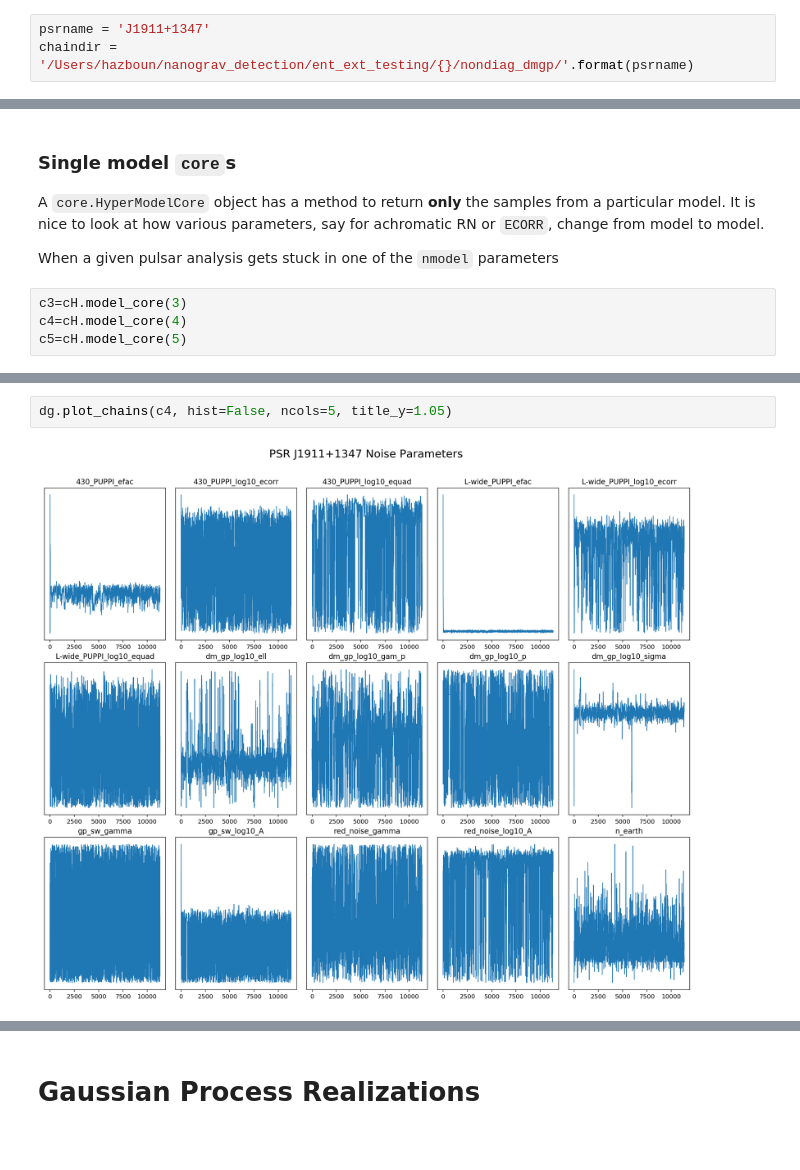
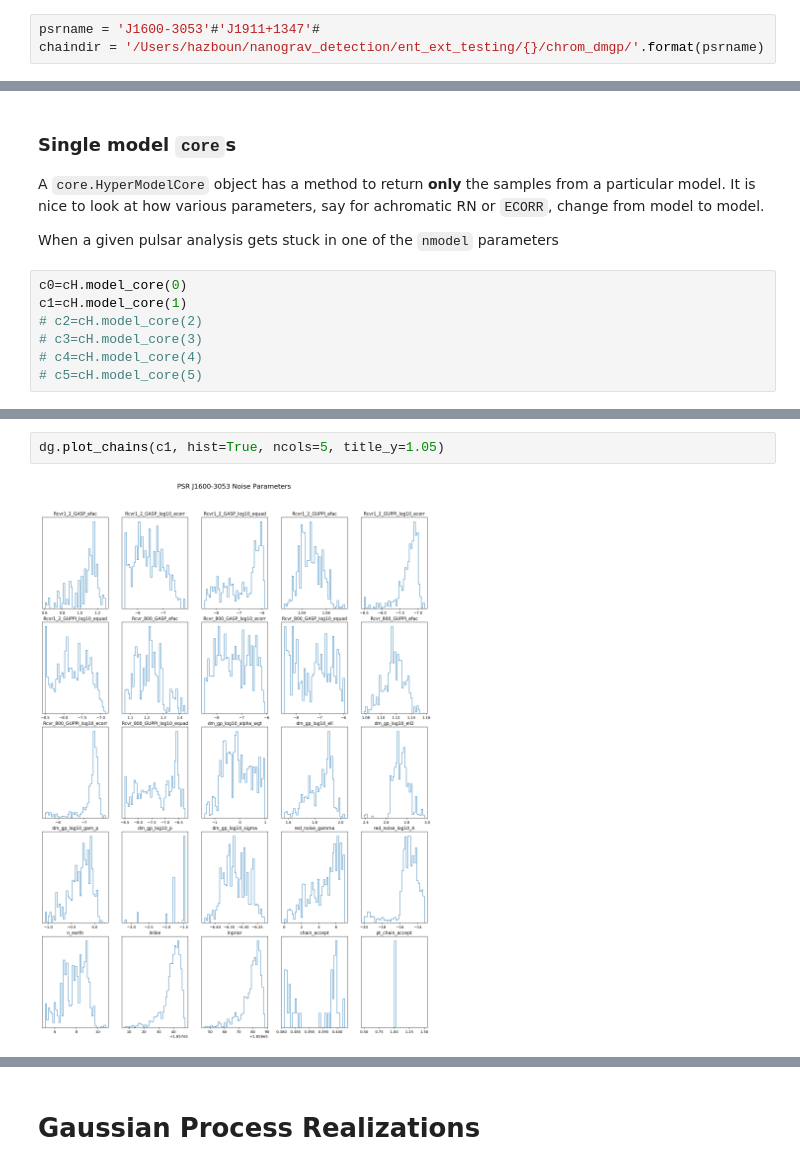
Before and after one commit to Hazboun6/noise_model_selection, a Jupyter notebook: chain_visualization.ipynb, the cells around one changed output, grey strips where cells are left out. Saved outputs shown, nothing was run; the diff lists cells and outputs as text.

Commit message:
Finished adding chromatic example.

```diff
--- a/chain_visualization.ipynb
+++ b/chain_visualization.ipynb
@@ -18,8 +18,8 @@ import la_forge.diagnostics as dg
 import la_forge.core as co
 from la_forge.rednoise import plot_rednoise_spectrum, plot_free_spec
 # %%
-psrname = 'J1911+1347'
-chaindir = '/Users/hazboun/nanograv_detection/ent_ext_testing/{}/nondiag_dmgp/'.format(psrname)
+psrname = 'J1600-3053'#'J1911+1347'#
+chaindir = '/Users/hazboun/nanograv_detection/ent_ext_testing/{}/chrom_dmgp/'.format(psrname)
 # %%
 cH=co.HyperModelCore(label='PSR {}, DM Model Selection',
                      chaindir=chaindir)
@@ -46,7 +46,10 @@ A `core.HyperModelCore` object has a method to return __only__ the samples from
 
 When a given pulsar analysis gets stuck in one of the `nmodel` parameters
 # %%
-c3=cH.model_core(3)
-c4=cH.model_core(4)
-c5=cH.model_core(5)
+c0=cH.model_core(0)
+c1=cH.model_core(1)
+# c2=cH.model_core(2)
+# c3=cH.model_core(3)
+# c4=cH.model_core(4)
+# c5=cH.model_core(5)
 # %%
@@ -68,4 +80,4 @@ c5.params
 # %%
-dg.plot_chains(c4, hist=False, ncols=5, title_y=1.05)
+dg.plot_chains(c1, hist=True, ncols=5, title_y=1.05)
 # %% [output]
-[figure, old version]
+[figure, new version]
```
Also changed, not shown: parts of 18 cells of this notebook, 1 other file.
